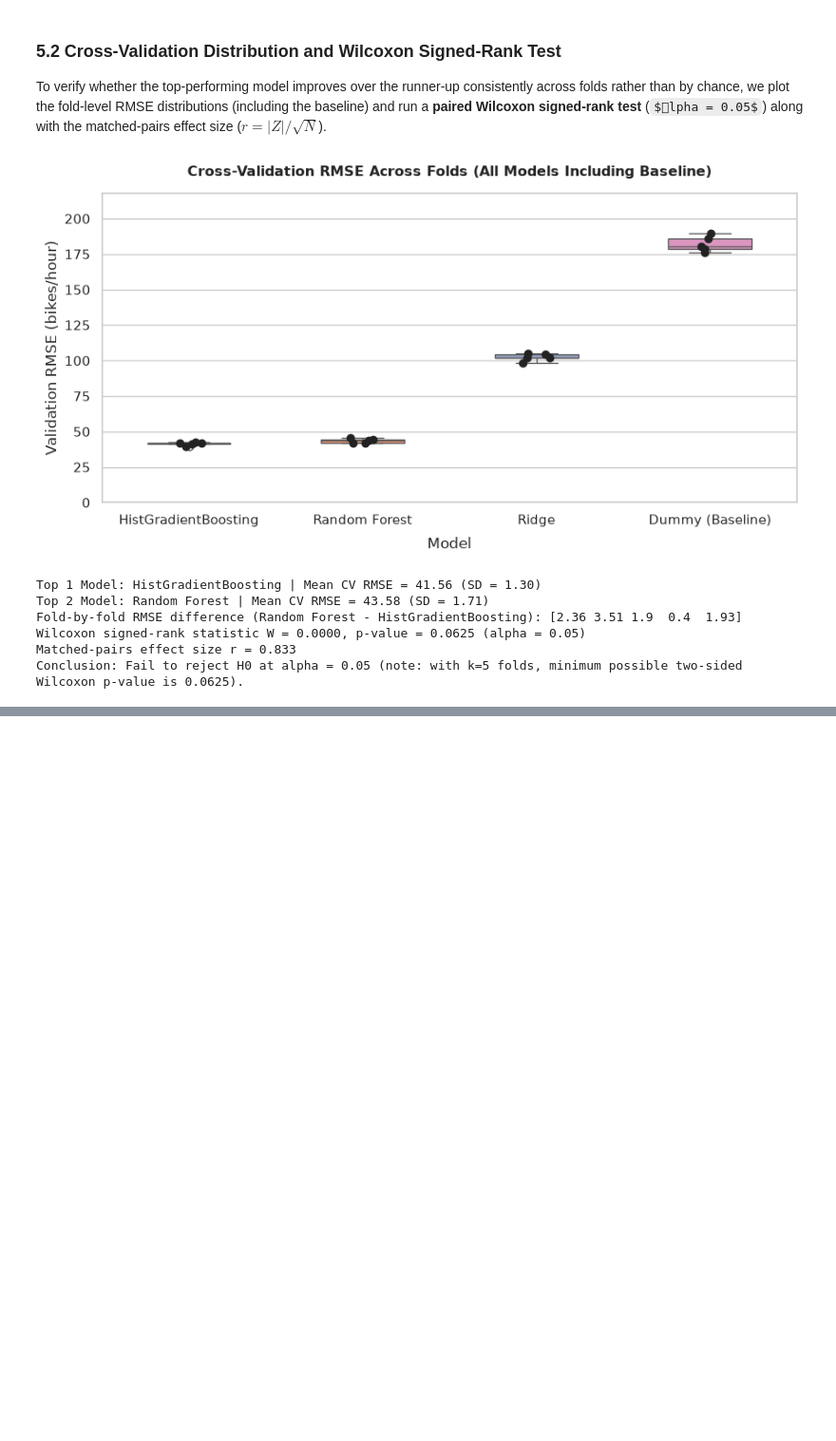
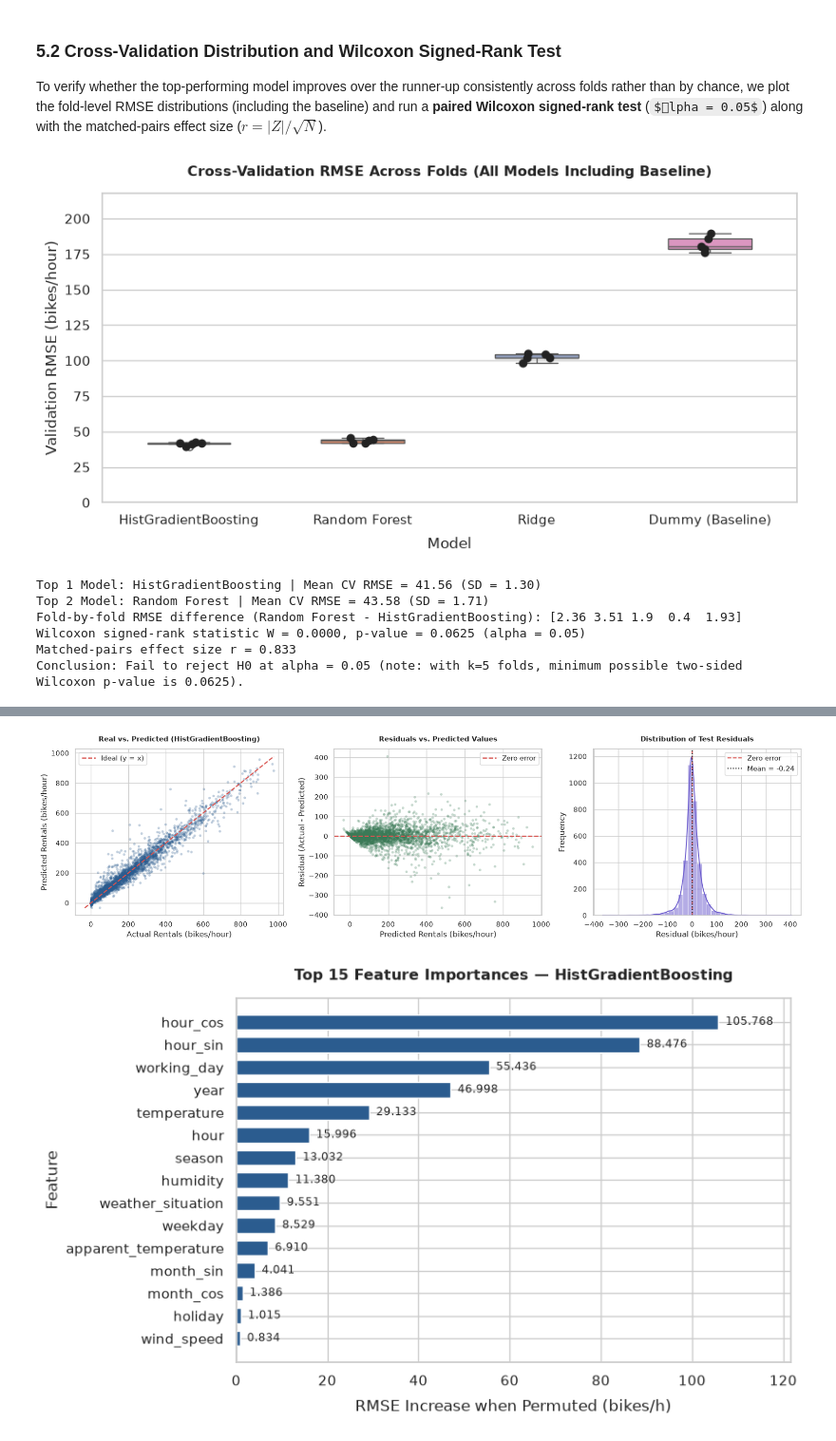
Before and after one commit to Hallason823/MachineLearning-2026.2, a Jupyter notebook: notebooks/01_regression.ipynb, the cells around one changed output, grey strips where cells are left out. Shown at 95% size. Drawn from its saved outputs; the diff is of its cells as text; code cells hidden in the pictures; some formulas as TeX source; blank space fills up the shorter version.

Commit message:
feat(eval): gera gráficos de resíduos, real vs predito e feature importance

```diff
--- a/notebooks/01_regression.ipynb
+++ b/notebooks/01_regression.ipynb
@@ -596,0 +601,78 @@ Conclusion: Fail to reject H0 at alpha = 0.05 (note: with k=5 folds, minimum pos
+# %%
+final_model = evaluated_models[best_model_name]
+y_pred_final = test_predictions[best_model_name]
+residuals = y_true_arr - y_pred_final
+
+# 1. Real vs Predicted with y = x line + Residuals vs Predicted + Residual Histogram
+fig, axes = plt.subplots(1, 3, figsize=(17, 4.8))
+
+# Panel A: Real vs Predicted
+axes[0].scatter(y_true_arr, y_pred_final, alpha=0.28, s=16, color="#2B5C8F", edgecolors="none")
+min_val = min(y_true_arr.min(), y_pred_final.min())
+max_val = max(y_true_arr.max(), y_pred_final.max())
+axes[0].plot([min_val, max_val], [min_val, max_val], "--", color="#D9534F", linewidth=1.8, label="Ideal (y = x)")
+axes[0].set_title(f"Real vs. Predicted ({best_model_name})", fontsize=11, fontweight="bold", pad=12)
+axes[0].set_xlabel("Actual Rentals (bikes/hour)")
+axes[0].set_ylabel("Predicted Rentals (bikes/hour)")
+axes[0].legend(loc="upper left")
+
+# Panel B: Residuals vs Predicted
+axes[1].scatter(y_pred_final, residuals, alpha=0.28, s=16, color="#3B7A57", edgecolors="none")
+axes[1].axhline(0, linestyle="--", color="#D9534F", linewidth=1.8, label="Zero error")
+axes[1].set_title("Residuals vs. Predicted Values", fontsize=11, fontweight="bold", pad=12)
+axes[1].set_xlabel("Predicted Rentals (bikes/hour)")
+axes[1].set_ylabel("Residual (Actual - Predicted)")
+axes[1].legend(loc="upper right")
+
+# Panel C: Residual Histogram
+sns.histplot(residuals, bins=40, kde=True, color="#6A5ACD", ax=axes[2])
+axes[2].axvline(0, linestyle="--", color="#D9534F", linewidth=1.6, label="Zero error")
+axes[2].axvline(np.mean(residuals), linestyle=":", color="#111111", linewidth=1.6, label=f"Mean = {np.mean(residuals):.2f}")
+axes[2].set_title("Distribution of Test Residuals", fontsize=11, fontweight="bold", pad=12)
+axes[2].set_xlabel("Residual (bikes/hour)")
+axes[2].set_ylabel("Frequency")
+axes[2].legend(loc="upper right")
+
+plt.tight_layout()
+plt.show()
+
+# 2. Feature Importance of the final model
+prep_step = final_model.named_steps["prep"]
+est_step = final_model.named_steps["model"]
+feature_names = prep_step.get_feature_names_out()
+clean_names = [fn.replace("num__", "").replace("cat__", "") for fn in feature_names]
+
+if hasattr(est_step, "feature_importances_"):
+    importances = est_step.feature_importances_
+    imp_label = "Impurity-Based Feature Importance"
+elif hasattr(est_step, "coef_"):
+    importances = np.abs(np.ravel(est_step.coef_))
+    imp_label = "Absolute Standardized Coefficient"
+else:
+    from sklearn.inspection import permutation_importance
+    perm = permutation_importance(final_model, X_test, y_test, n_repeats=10, random_state=SEED, scoring="neg_root_mean_squared_error", n_jobs=-1)
+    clean_names = list(X_test.columns)
+    importances = perm.importances_mean
+    imp_label = "RMSE Increase when Permuted (bikes/h)"
+
+imp_df = (
+    pd.DataFrame({"Feature": clean_names, "Importance": importances})
+    .sort_values("Importance", ascending=False)
+    .head(15)
+    .iloc[::-1]
+)
+
+fig, ax = plt.subplots(figsize=(8.5, 5.2))
+bars = ax.barh(imp_df["Feature"], imp_df["Importance"], color="#2B5C8F", height=0.68)
+ax.set_xlim(0, imp_df["Importance"].max() * 1.15)
+ax.set_title(f"Top 15 Feature Importances — {best_model_name}", fontsize=11.5, fontweight="bold", pad=14)
+ax.set_xlabel(imp_label, labelpad=8)
+ax.set_ylabel("Feature")
+for bar in bars:
+    w = bar.get_width()
+    ax.text(w + imp_df["Importance"].max() * 0.015, bar.get_y() + bar.get_height()/2, f"{w:.3f}", va="center", fontsize=8.5)
+plt.tight_layout()
+plt.show()
+# %% [output]
+[figure, added]
+[figure, added]
```
Also changed, not shown: parts of 1 cell of this notebook.
